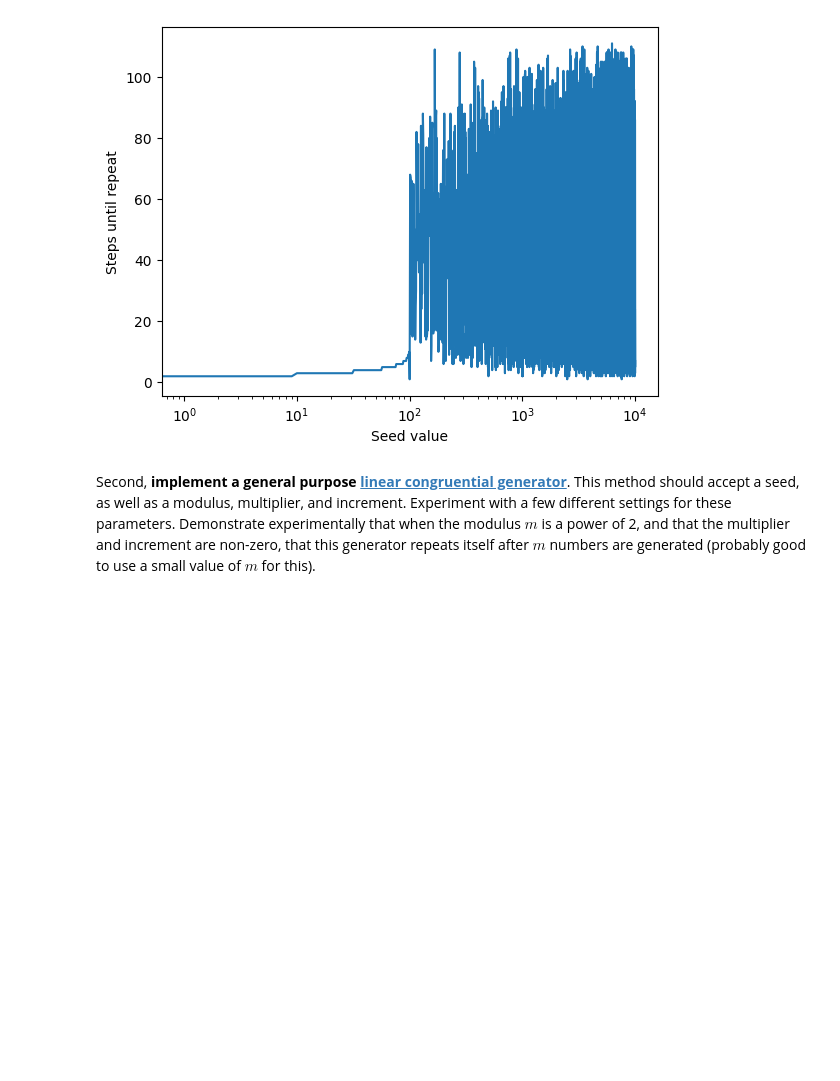
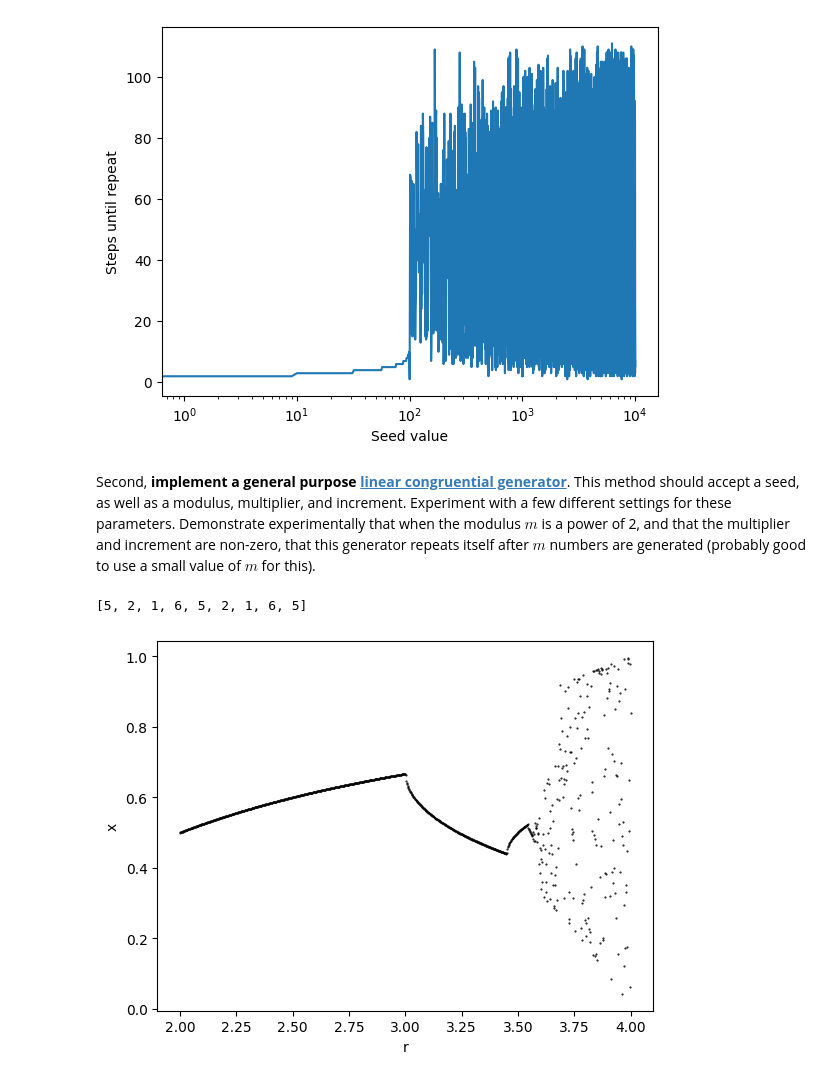
Before and after one commit to cake-dev/InfoRandoClass, a Jupyter notebook: computing_assignment_1/ComputingAssignment1.ipynb, the cells around one changed output. Drawn from its saved outputs; the diff is of its cells as text; code cells hidden in the pictures; blank space fills up the shorter version.

```diff
--- a/computing_assignment_1/ComputingAssignment1.ipynb
+++ b/computing_assignment_1/ComputingAssignment1.ipynb
@@ -193,0 +266,60 @@ Second, **implement a general purpose [linear congruential generator](https://en
+# %%
+def linear_congruential_method(seed, m, a, c,
+							results_randoms,
+							num_randoms):
+
+	# Initialize the seed state
+	results_randoms[0] = seed
+
+	# Traverse to generate required
+	# numbers of random numbers
+	for i in range(1, num_randoms):
+
+		# Follow the linear congruential method
+		results_randoms[i] = ((results_randoms[i - 1] * a) + c) % m
+# Seed value
+seed = 5
+
+# Modulus parameter
+m = 2**3
+
+# Multiplier term
+a = 3
+
+# Increment term
+c = 3
+
+# Number of Random numbers
+# to be generated
+
+num_randoms = m+1
+
+results_randoms = [0] * (num_randoms)
+
+linear_congruential_method(seed, m, a, c,
+						results_randoms,
+						num_randoms)
+
+results_randoms
+# %% [output]
+[5, 2, 1, 6, 5, 2, 1, 6, 5]
+# %%
+# logistic map
+def logistic_map(r, x):
+    return r * x * (1 - x)
+
+r = np.linspace(2, 4, 1001)
+x = 0.5
+n = 1000
+
+for ri in r:
+    for _ in range(n):
+        x = logistic_map(ri, x)
+
+    plt.plot(ri, x, 'k.', markersize=1)
+
+plt.xlabel('r')
+plt.ylabel('x')
+plt.show()
+# %% [output]
+[figure, added]
```
Also changed, not shown: parts of 13 cells of this notebook, 3 other files.
